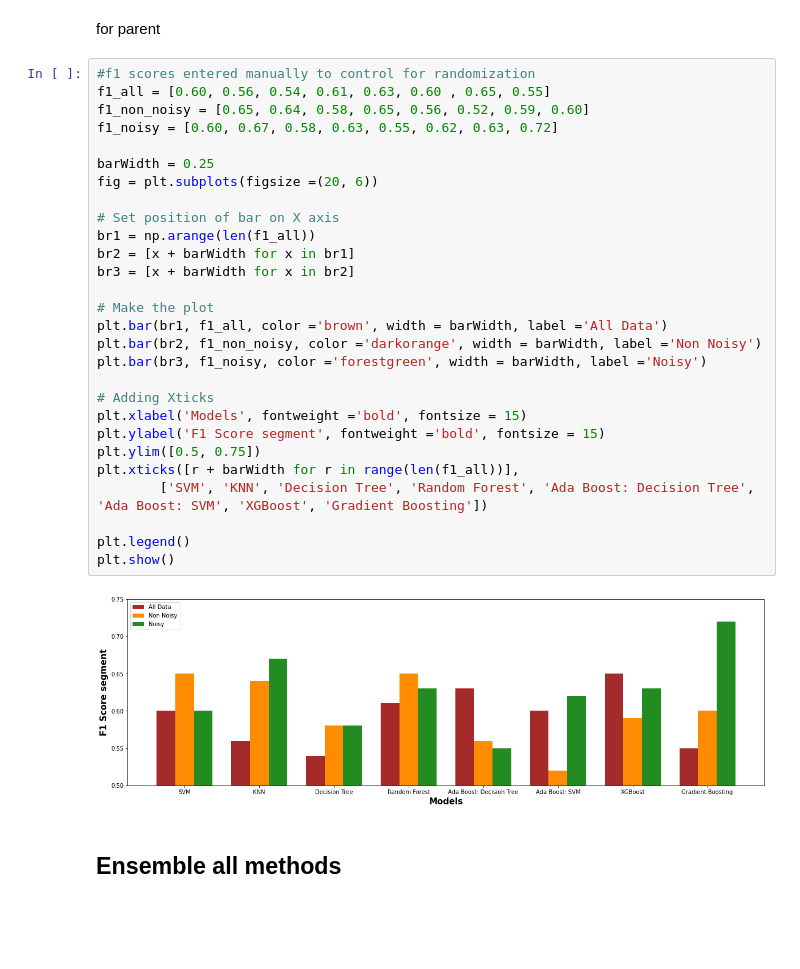
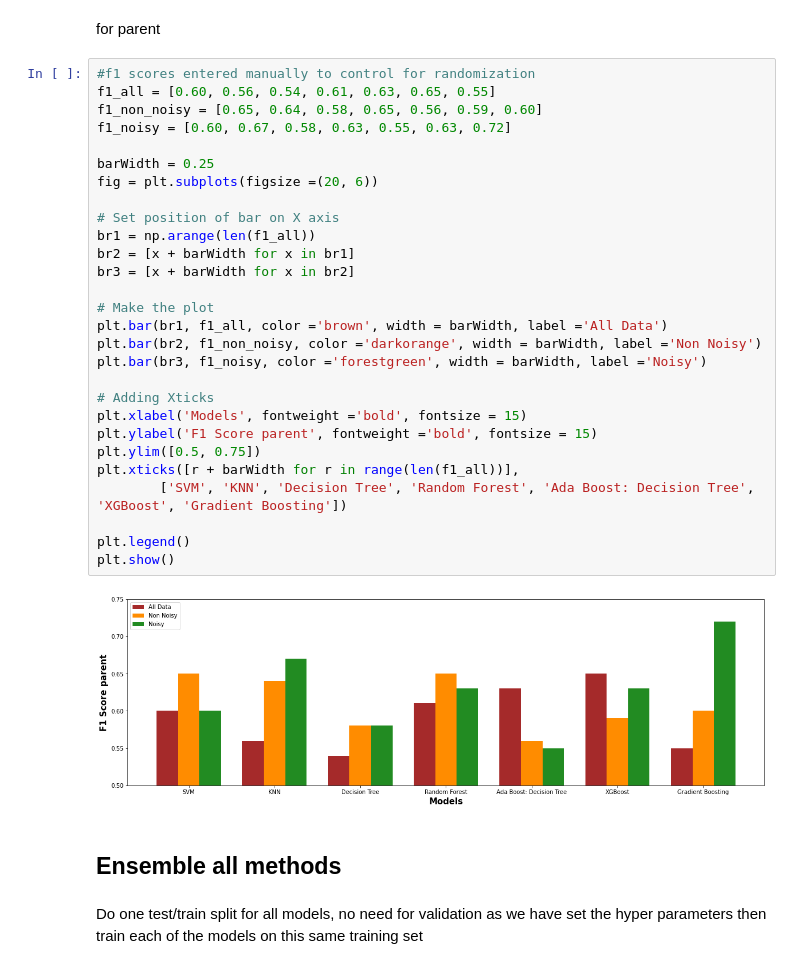
Before and after one commit to TheSameerAhmed/anger-detection-ml, a Jupyter notebook: modelling/modelling.ipynb, the cells around one changed output. Drawn from its saved outputs; the diff is of its cells as text; blank space fills up the shorter version.

```diff
--- a/modelling/modelling.ipynb
+++ b/modelling/modelling.ipynb
@@ -3152,33 +3146,35 @@ plt.show()
 for parent
 # %%
 #f1 scores entered manually to control for randomization
-f1_all = [0.60, 0.56, 0.54, 0.61, 0.63, 0.60 , 0.65, 0.55]
-f1_non_noisy = [0.65, 0.64, 0.58, 0.65, 0.56, 0.52, 0.59, 0.60]
-f1_noisy = [0.60, 0.67, 0.58, 0.63, 0.55, 0.62, 0.63, 0.72]
+f1_all = [0.60, 0.56, 0.54, 0.61, 0.63, 0.65, 0.55]
+f1_non_noisy = [0.65, 0.64, 0.58, 0.65, 0.56, 0.59, 0.60]
+f1_noisy = [0.60, 0.67, 0.58, 0.63, 0.55, 0.63, 0.72]
 
 barWidth = 0.25
 fig = plt.subplots(figsize =(20, 6))
 
 # Set position of bar on X axis
 br1 = np.arange(len(f1_all))
 br2 = [x + barWidth for x in br1]
 br3 = [x + barWidth for x in br2]
 
 # Make the plot
 plt.bar(br1, f1_all, color ='brown', width = barWidth, label ='All Data')
 plt.bar(br2, f1_non_noisy, color ='darkorange', width = barWidth, label ='Non Noisy')
 plt.bar(br3, f1_noisy, color ='forestgreen', width = barWidth, label ='Noisy')
 
 # Adding Xticks
 plt.xlabel('Models', fontweight ='bold', fontsize = 15)
-plt.ylabel('F1 Score segment', fontweight ='bold', fontsize = 15)
+plt.ylabel('F1 Score parent', fontweight ='bold', fontsize = 15)
 plt.ylim([0.5, 0.75])
 plt.xticks([r + barWidth for r in range(len(f1_all))],
-        ['SVM', 'KNN', 'Decision Tree', 'Random Forest', 'Ada Boost: Decision Tree', 'Ada Boost: SVM', 'XGBoost', 'Gradient Boosting'])
+        ['SVM', 'KNN', 'Decision Tree', 'Random Forest', 'Ada Boost: Decision Tree', 'XGBoost', 'Gradient Boosting'])
 
 plt.legend()
 plt.show()
 # %% [output]
-[figure, old version]
+[figure, new version]
 # %% [markdown]
 ## Ensemble all methods
+# %% [markdown]
+Do one test/train split for all models, no need for validation as we have set the hyper parameters then train each of the models on this same training set
```
Also changed, not shown: parts of 82 cells of this notebook.
